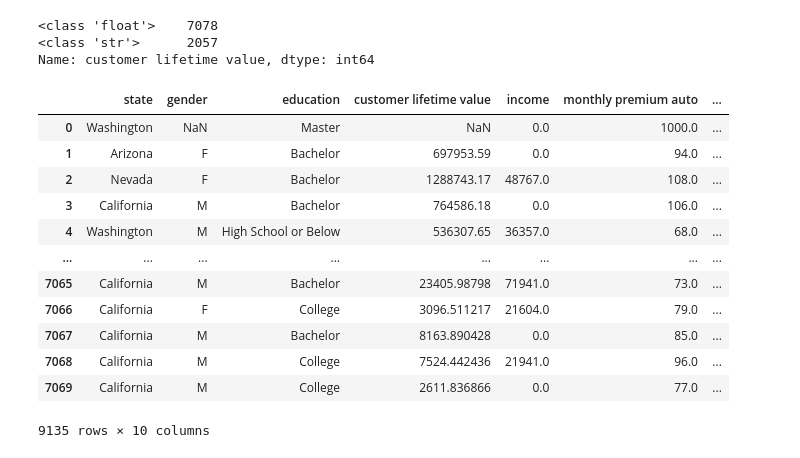
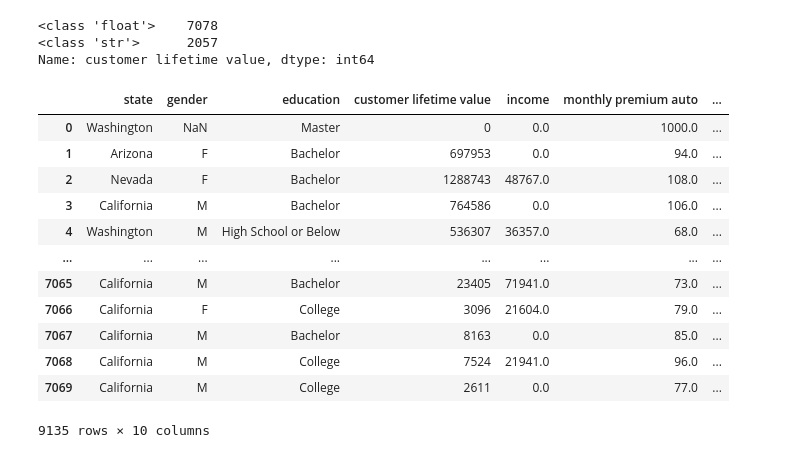
Before and after one commit to vlad-lis/Ironhack-Labs, a Jupyter notebook: Week2/Day1/Customer_Analysis_Case_Study/Lab - customer analysis case study.ipynb, the cells around one changed output. Cells and saved outputs as stored; diff of their text form; code cells hidden in the pictures.

```diff
--- a/Week2/Day1/Customer_Analysis_Case_Study/Lab - customer analysis case study.ipynb
+++ b/Week2/Day1/Customer_Analysis_Case_Study/Lab - customer analysis case study.ipynb
@@ -149,19 +135,20 @@ df['customer lifetime value'].apply(type).value_counts()
 <class 'str'>      2057
 Name: customer lifetime value, dtype: int64
 # %%
-df['customer lifetime value'].apply(lambda x: float(x) if type(x) == str else x)
+df['customer lifetime value'] =  pd.to_numeric(df['customer lifetime value'], errors='coerce')
+df['customer lifetime value'] =  df['customer lifetime value'].apply(lambda x: math.trunc(x) if np.isnan(x) != True else 0)
 df
 # %% [output]
 |  | state | gender | education | customer lifetime value | income | monthly premium auto | ... |
-| 0 | Washington | NaN | Master | NaN | 0.0 | 1000.0 | ... |
-| 1 | Arizona | F | Bachelor | 697953.59 | 0.0 | 94.0 | ... |
-| 2 | Nevada | F | Bachelor | 1288743.17 | 48767.0 | 108.0 | ... |
-| 3 | California | M | Bachelor | 764586.18 | 0.0 | 106.0 | ... |
-| 4 | Washington | M | High School or Below | 536307.65 | 36357.0 | 68.0 | ... |
+| 0 | Washington | NaN | Master | 0 | 0.0 | 1000.0 | ... |
+| 1 | Arizona | F | Bachelor | 697953 | 0.0 | 94.0 | ... |
+| 2 | Nevada | F | Bachelor | 1288743 | 48767.0 | 108.0 | ... |
+| 3 | California | M | Bachelor | 764586 | 0.0 | 106.0 | ... |
+| 4 | Washington | M | High School or Below | 536307 | 36357.0 | 68.0 | ... |
 | ... | ... | ... | ... | ... | ... | ... | ... |
-| 7065 | California | M | Bachelor | 23405.98798 | 71941.0 | 73.0 | ... |
-| 7066 | California | F | College | 3096.511217 | 21604.0 | 79.0 | ... |
-| 7067 | California | M | Bachelor | 8163.890428 | 0.0 | 85.0 | ... |
-| 7068 | California | M | College | 7524.442436 | 21941.0 | 96.0 | ... |
-| 7069 | California | M | College | 2611.836866 | 0.0 | 77.0 | ... |
+| 7065 | California | M | Bachelor | 23405 | 71941.0 | 73.0 | ... |
+| 7066 | California | F | College | 3096 | 21604.0 | 79.0 | ... |
+| 7067 | California | M | Bachelor | 8163 | 0.0 | 85.0 | ... |
+| 7068 | California | M | College | 7524 | 21941.0 | 96.0 | ... |
+| 7069 | California | M | College | 2611 | 0.0 | 77.0 | ... |
 9135 rows × 10 columns
```
Also changed, not shown: parts of 18 cells of this notebook.
